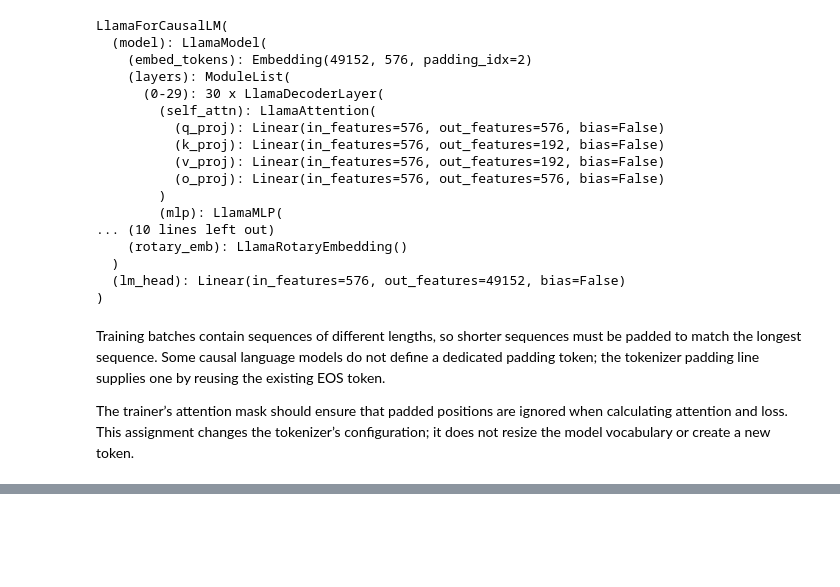
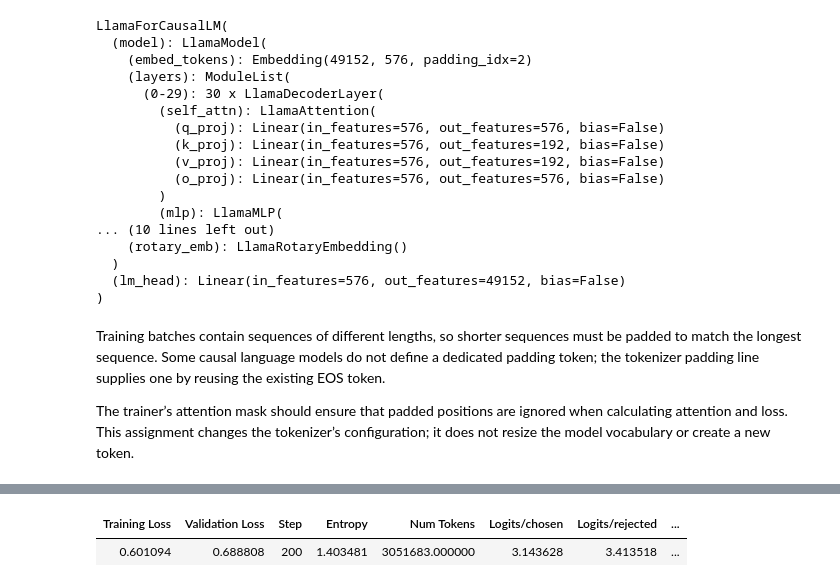
Before and after one commit to sodiqadewole/llm-finetuning, a Jupyter notebook: preference_alignment_with_dpo.ipynb, the cells around one changed output, grey strips where cells are left out. Cells and saved outputs as stored; diff of their text form; code cells hidden in the pictures; blank space fills up the shorter version.

```diff
--- a/preference_alignment_with_dpo.ipynb
+++ b/preference_alignment_with_dpo.ipynb
@@ -133,0 +188,8 @@ TypeError: DPOConfig.__init__() got an unexpected keyword argument 'max_prompt_l
+# %%
+eval_dataset = load_dataset(path="trl-lib/ultrafeedback_binarized", split="test").select([0, 1, 2, 3, 4, 5, 6, 7, 8, 9])
+# %%
+# Evaluate the finetuned model (optional)
+results = trainer.evaluate(eval_dataset=eval_dataset)
+# %% [output]
+| Training Loss | Validation Loss | Step | Entropy | Num Tokens | Logits/chosen | Logits/rejected | ... |
+| 0.601094 | 0.688808 | 200 | 1.403481 | 3051683.000000 | 3.143628 | 3.413518 | ... |
```
Also changed, not shown: parts of 8 cells of this notebook, 1 other file.
